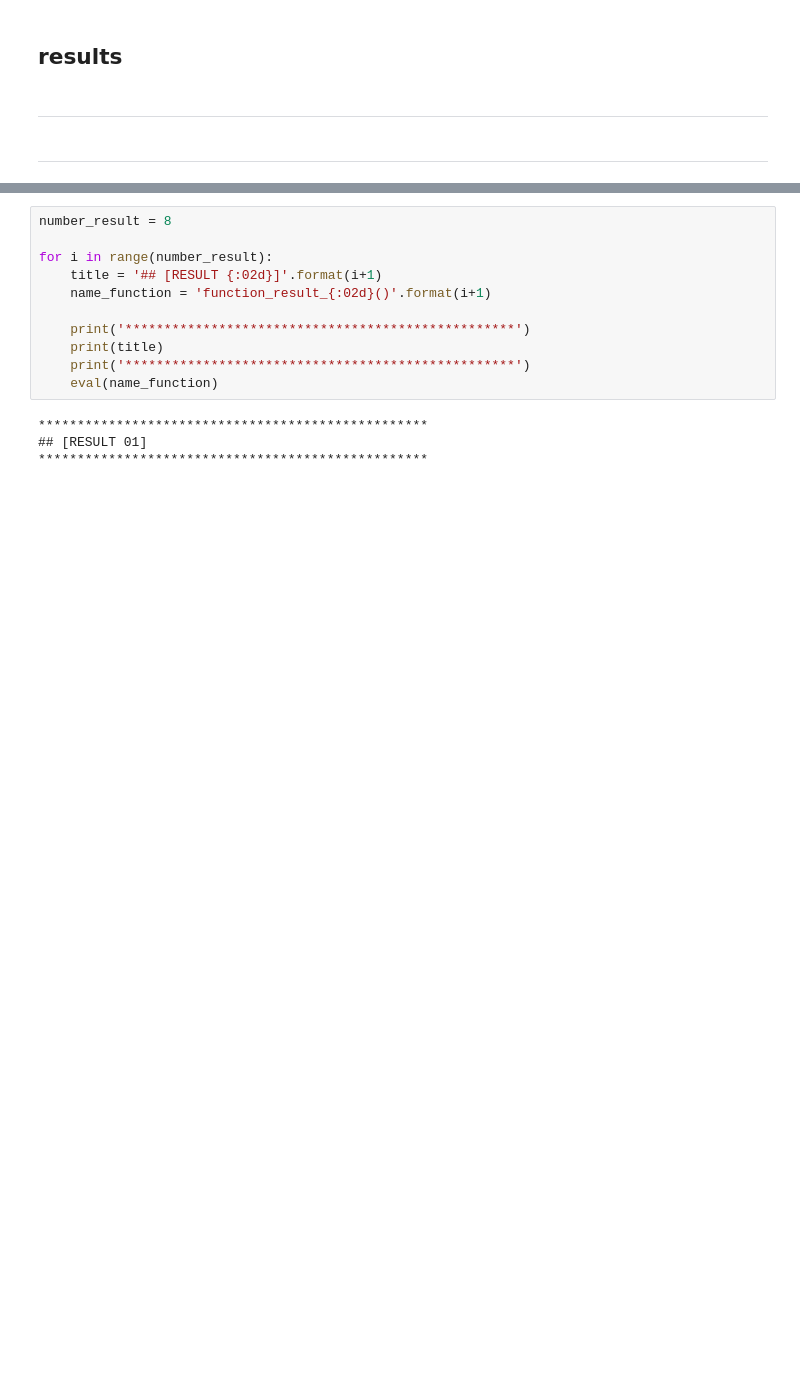
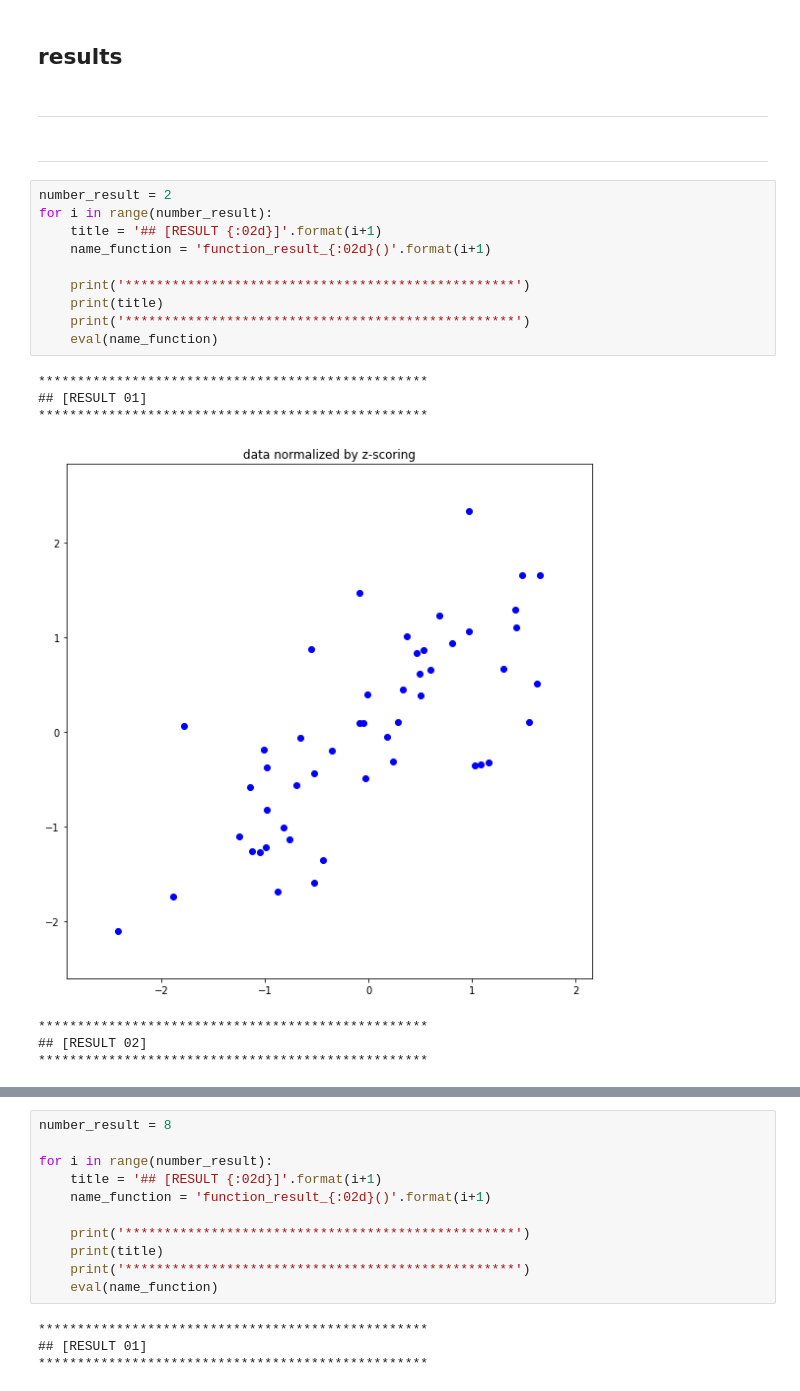
Before and after one commit to Lim-Sung-Jun/machine_learning_2022_1, a Jupyter notebook: 12/assignment_12.ipynb, the cells around one changed output, grey strips where cells are left out. Saved outputs shown, nothing was run; the diff lists cells and outputs as text; blank space fills up the shorter version.

```diff
--- a/12/assignment_12.ipynb
+++ b/12/assignment_12.ipynb
@@ -365,3 +362,21 @@ def function_result_08():
 ---
 # %% [markdown]
 ---
+# %%
+number_result = 2
+for i in range(number_result):
+    title = '## [RESULT {:02d}]'.format(i+1)
+    name_function = 'function_result_{:02d}()'.format(i+1)
+
+    print('**************************************************')
+    print(title)
+    print('**************************************************')
+    eval(name_function)
+# %% [output]
+**************************************************
+## [RESULT 01]
+**************************************************
+[figure, added]
+**************************************************
+## [RESULT 02]
+**************************************************
```
Also changed, not shown: parts of 23 cells of this notebook.
